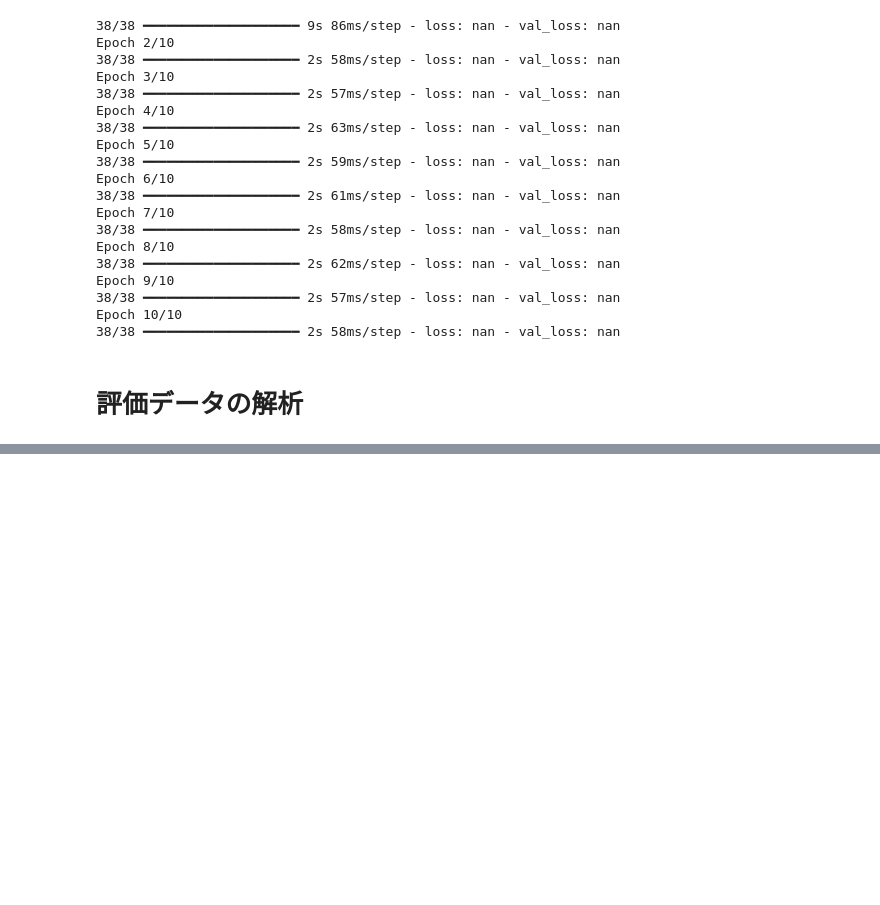
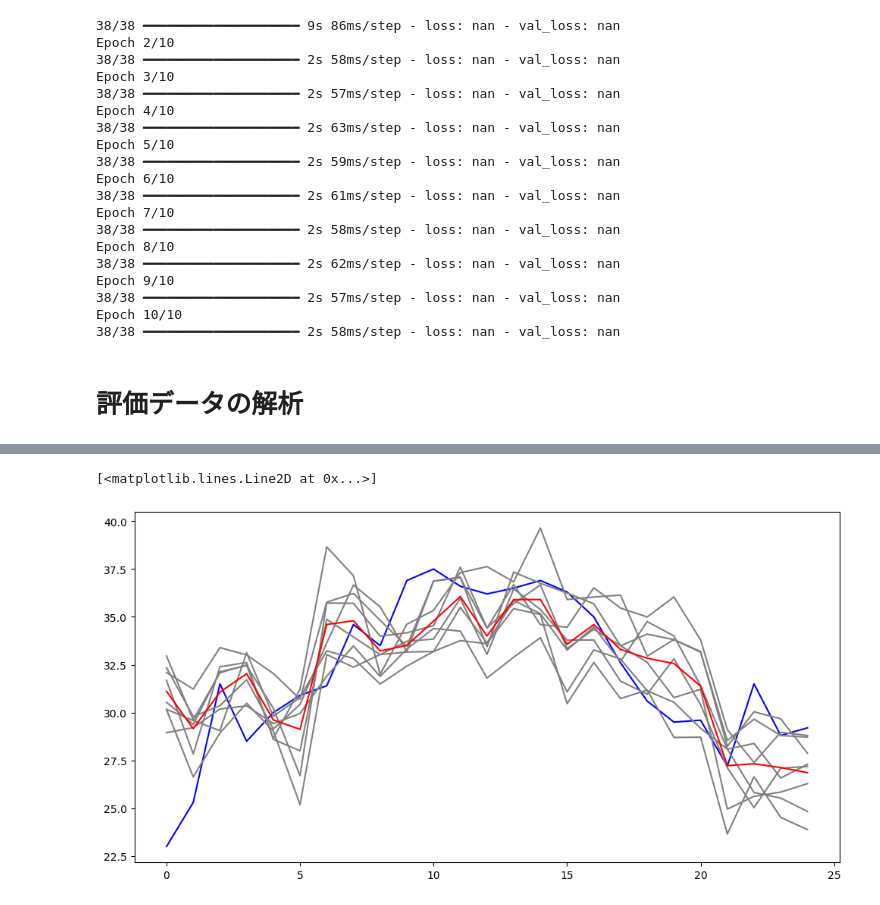
Before and after one commit to Yuumae1/machine_learning, a Jupyter notebook: notebook/geosciAI2024.ipynb, the cells around one changed output, grey strips where cells are left out. Drawn from its saved outputs; the diff is of its cells as text; code cells hidden in the pictures; blank space fills up the shorter version.

```diff
--- a/notebook/geosciAI2024.ipynb
+++ b/notebook/geosciAI2024.ipynb
@@ -188,6 +188,8 @@ print(ans_train.shape)
 # %% [output]
 (14295, 64, 64, 21)
 (14295,)
+# %%
+input_train = np.nan_to_num(input_train, nan=0)
 # %%
 for i in range(5):
     plt.imshow(input_train[0,:,:,i])
@@ -524,0 +527,2 @@ print(rmse, rmse_ensemble)
+# %%
+ensemble = predicts.mean(axis=0)
@@ -524,0 +581,10 @@ print(rmse, rmse_ensemble)
+# %%
+# 時系列データの事例
+plt.figure(figsize=(12, 6))
+plt.plot(ans_rcn[:25], label='Observed', color='blue')
+for i in range(8):
+    plt.plot(predicts[i,:25], label='Predicted', color='grey')
+plt.plot(ensemble[:25], label='Ensemble', color='red')
+# %% [output]
+[<matplotlib.lines.Line2D at 0x...>]
+[figure, added]
```
Also changed, not shown: parts of 5 cells of this notebook, 1 other file.
